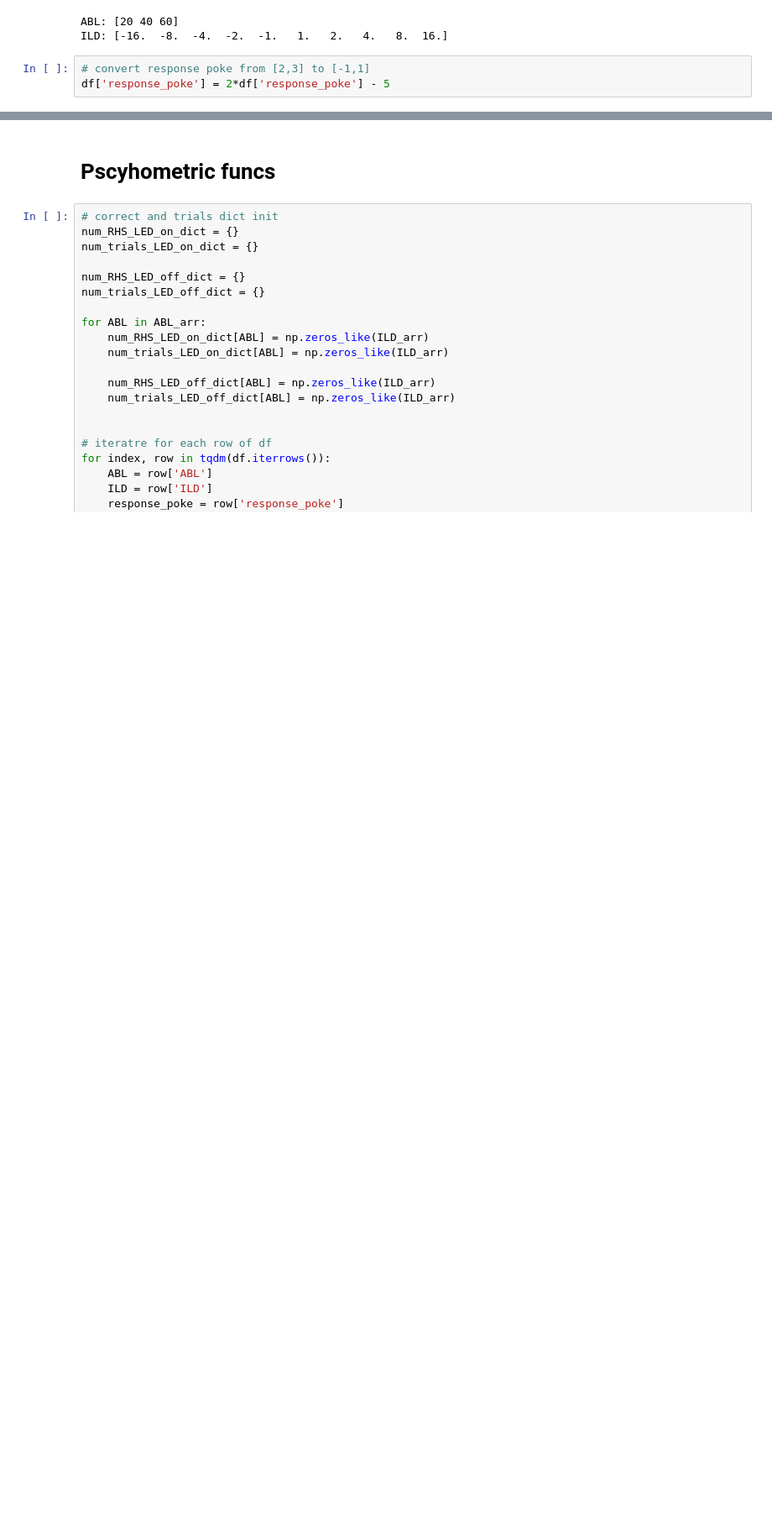
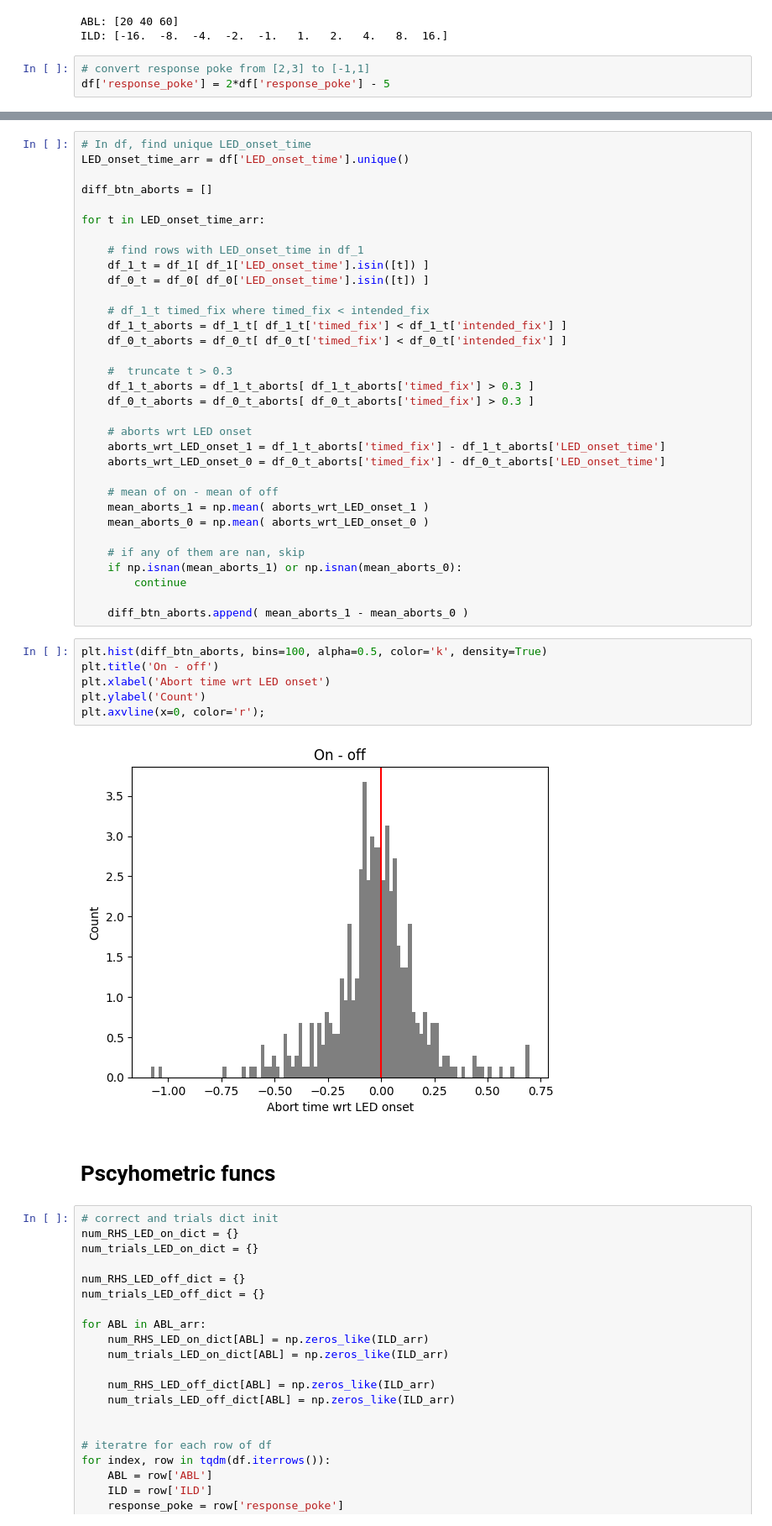
Before and after one commit to rakaar/ddm_data, a Jupyter notebook: play_data.ipynb, the cells around one changed output, grey strips where cells are left out. Shown at 84% size. Drawn from its saved outputs; the diff is of its cells as text; blank space fills up the shorter version.

```diff
--- a/play_data.ipynb
+++ b/play_data.ipynb
@@ -38,3 +67,44 @@ df['response_poke'] = 2*df['response_poke'] - 5
+# %%
+# In df, find unique LED_onset_time
+LED_onset_time_arr = df['LED_onset_time'].unique()
+
+diff_btn_aborts = []
+
+for t in LED_onset_time_arr:
+
+    # find rows with LED_onset_time in df_1
+    df_1_t = df_1[ df_1['LED_onset_time'].isin([t]) ]
+    df_0_t = df_0[ df_0['LED_onset_time'].isin([t]) ]
+
+    # df_1_t timed_fix where timed_fix < intended_fix
+    df_1_t_aborts = df_1_t[ df_1_t['timed_fix'] < df_1_t['intended_fix'] ]
+    df_0_t_aborts = df_0_t[ df_0_t['timed_fix'] < df_0_t['intended_fix'] ]
+
+    #  truncate t > 0.3
+    df_1_t_aborts = df_1_t_aborts[ df_1_t_aborts['timed_fix'] > 0.3 ]
+    df_0_t_aborts = df_0_t_aborts[ df_0_t_aborts['timed_fix'] > 0.3 ]
+
+    # aborts wrt LED onset
+    aborts_wrt_LED_onset_1 = df_1_t_aborts['timed_fix'] - df_1_t_aborts['LED_onset_time']
+    aborts_wrt_LED_onset_0 = df_0_t_aborts['timed_fix'] - df_0_t_aborts['LED_onset_time']
+
+    # mean of on - mean of off
+    mean_aborts_1 = np.mean( aborts_wrt_LED_onset_1 )
+    mean_aborts_0 = np.mean( aborts_wrt_LED_onset_0 )
+
+    # if any of them are nan, skip
+    if np.isnan(mean_aborts_1) or np.isnan(mean_aborts_0):
+        continue
+
+    diff_btn_aborts.append( mean_aborts_1 - mean_aborts_0 )
+# %%
+plt.hist(diff_btn_aborts, bins=100, alpha=0.5, color='k', density=True)
+plt.title('On - off')
+plt.xlabel('Abort time wrt LED onset')
+plt.ylabel('Count')
+plt.axvline(x=0, color='r');
+# %% [output]
+[figure, added]
 # %% [markdown]
 # Pscyhometric funcs
 # %%
```
Also changed, not shown: parts of 4 cells of this notebook, 8 other files.
